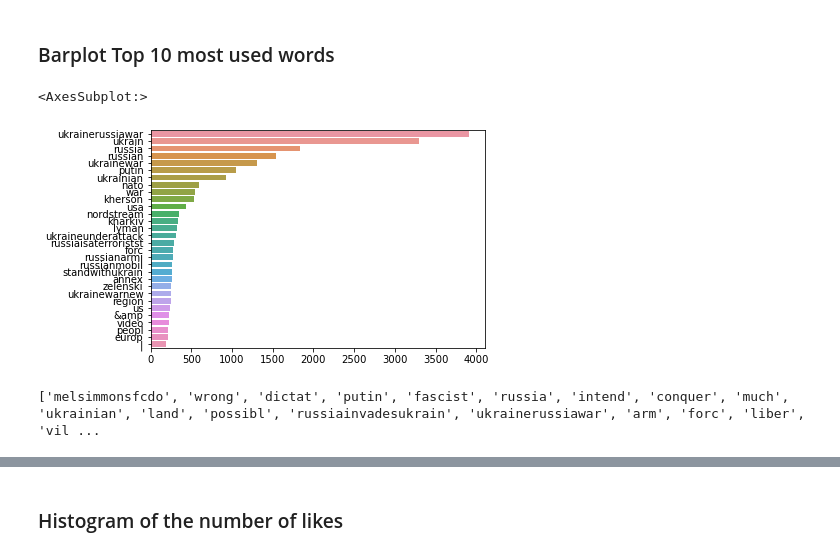
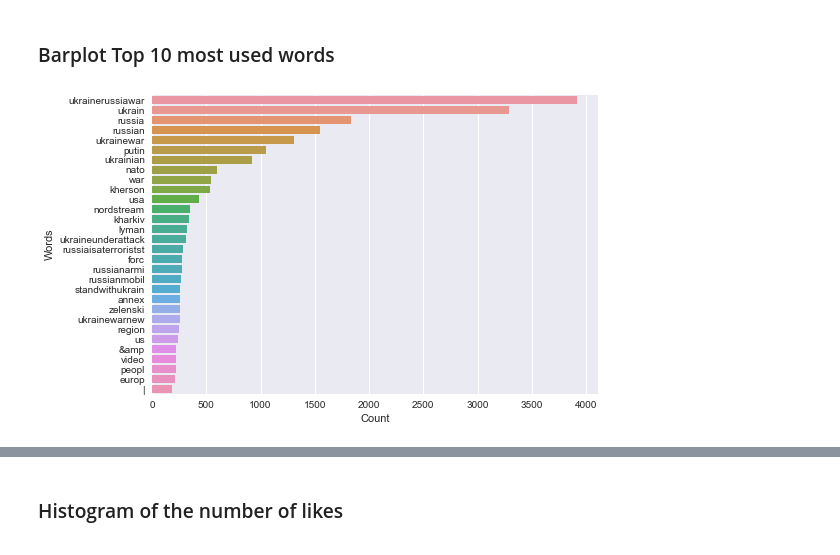
Before and after one commit to gaelribes/IRWA_202324, a Jupyter notebook: LAB1/deliverable_part1.ipynb, the cells around one changed output, grey strips where cells are left out. Cells and saved outputs as stored; diff of their text form; code cells hidden in the pictures.

```diff
--- a/LAB1/deliverable_part1.ipynb
+++ b/LAB1/deliverable_part1.ipynb
@@ -131,11 +155,9 @@ word_count = dict(sorted(word_count.items(),key=lambda item: item[1], reverse =
 # %% [markdown]
 ### Barplot Top 10 most used words
 # %%
-sns.barplot(x=list(word_count.values())[:30], y=list(word_count.keys())[:30])
+ax = sns.barplot(x=list(word_count.values())[:30], y=list(word_count.keys())[:30])
+ax.set(xlabel='Count', ylabel='Words')
+plt.savefig("barplot_top10.png")
+plt.show()
 # %% [output]
-<AxesSubplot:>
-[figure, old version]
+[figure, new version]
-# %%
-print(word_list)
-# %% [output]
-['melsimmonsfcdo', 'wrong', 'dictat', 'putin', 'fascist', 'russia', 'intend', 'conquer', 'much', 'ukrainian', 'land', 'possibl', 'russiainvadesukrain', 'ukrainerussiawar', 'arm', 'forc', 'liber', 'vil ...
```
Also changed, not shown: parts of 10 cells of this notebook, 4 other files.
